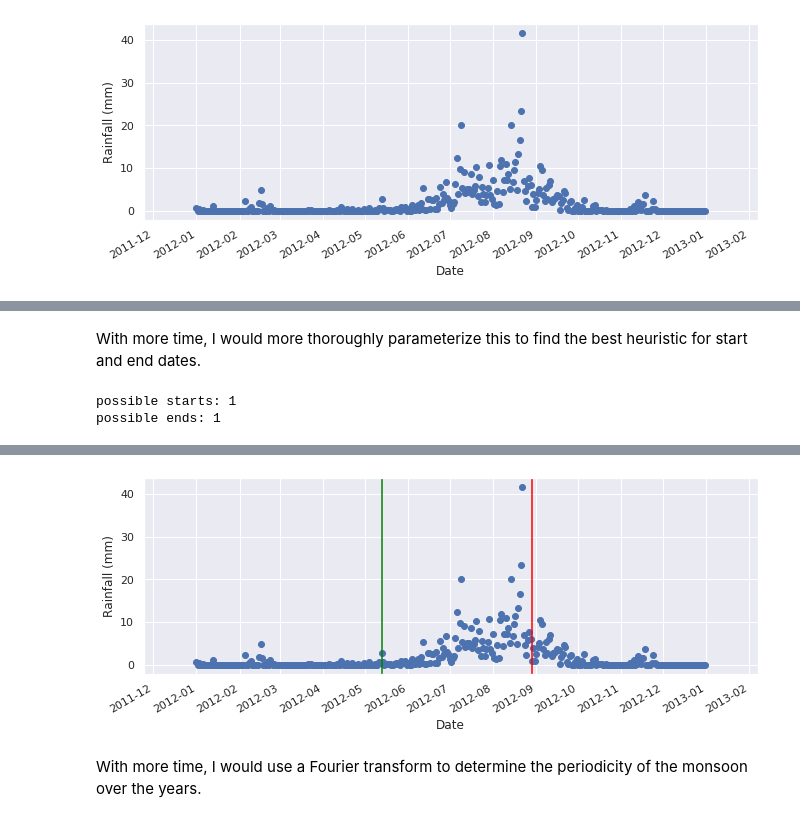
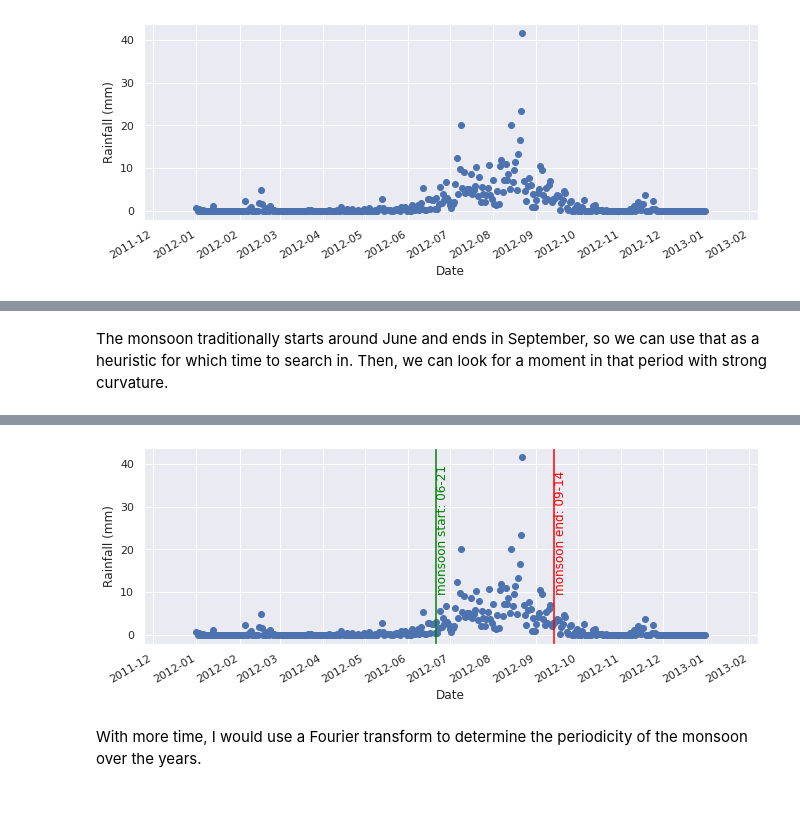
Before and after one commit to bkitano/chicago, a Jupyter notebook: DataExploration.ipynb, the cells around one changed output, grey strips where cells are left out. Saved outputs shown, nothing was run; the diff lists cells and outputs as text; code cells hidden in the pictures.

Commit message:
done with start/end via curvature

```diff
--- a/DataExploration.ipynb
+++ b/DataExploration.ipynb
@@ -109,11 +50,12 @@ starts = list(map(
-# %% [markdown]
-With more time, I would more thoroughly parameterize this to find the best heuristic for start and end dates.
-# %%
-print(f'possible starts: {sum(startIndices)}')
-print(f'possible ends: {sum(endIndices)}')
-# %% [output]
-possible starts: 1
-possible ends: 1
+# %% [markdown]
+The monsoon traditionally starts around June and ends in September, so we can use that as a heuristic for which time to search in. Then, we can look for a moment in that period with strong curvature.
+# %%
+smoothed_rainfall = jaipur_annual_df['weightedAverageRainfall'].rolling(30, win_type='gaussian').mean(std=5)
+inflections = smoothed_rainfall.diff(1)
+curvature = inflections.diff(1)
+# %%
+start = curvature['2012-4':'2012-6'].idxmax()
+end = curvature['2012-9':'2012-11'].idxmax()
 # %%
 years = mdates.YearLocator()   # every year
 months = mdates.MonthLocator()  # every month
@@ -121,6 +63,7 @@ months = mdates.MonthLocator()  # every month
 fig, ax = plt.subplots()
 
 ax.scatter(jaipur_annual_df.index, jaipur_annual_df.loc['2012', "weightedAverageRainfall"])
+
 ax.set_xlabel('Date');
 ax.set_ylabel('Rainfall (mm)');
 
@@ -132,9 +75,12 @@ ax.xaxis.set_minor_locator(months)
 # axes up to make room for them
 fig.autofmt_xdate()
 
-for date in ends:
-    plt.axvline(x=pd.to_datetime(date), c='red')
+plt.axvline(x=start, c='green')
+start_date = start.strftime('%m-%d')
+end_date = end.strftime('%m-%d')
 
-for date in starts:
-    plt.axvline(x=pd.to_datetime(date), c='green')
+plt.text(start, 10, s=f'monsoon start: {start_date}', c='green', rotation=90)
+
+plt.axvline(x=end, c='red')
+plt.text(end, 10, s=f'monsoon end: {end_date}', c='red', rotation=90)
 # %% [output]
@@ -141,3 +88,3 @@ for date in starts:
-[figure, old version]
+[figure, new version]
 # %% [markdown]
 With more time, I would use a Fourier transform to determine the periodicity of the monsoon over the years.
```
Also changed, not shown: parts of 9 cells of this notebook.
